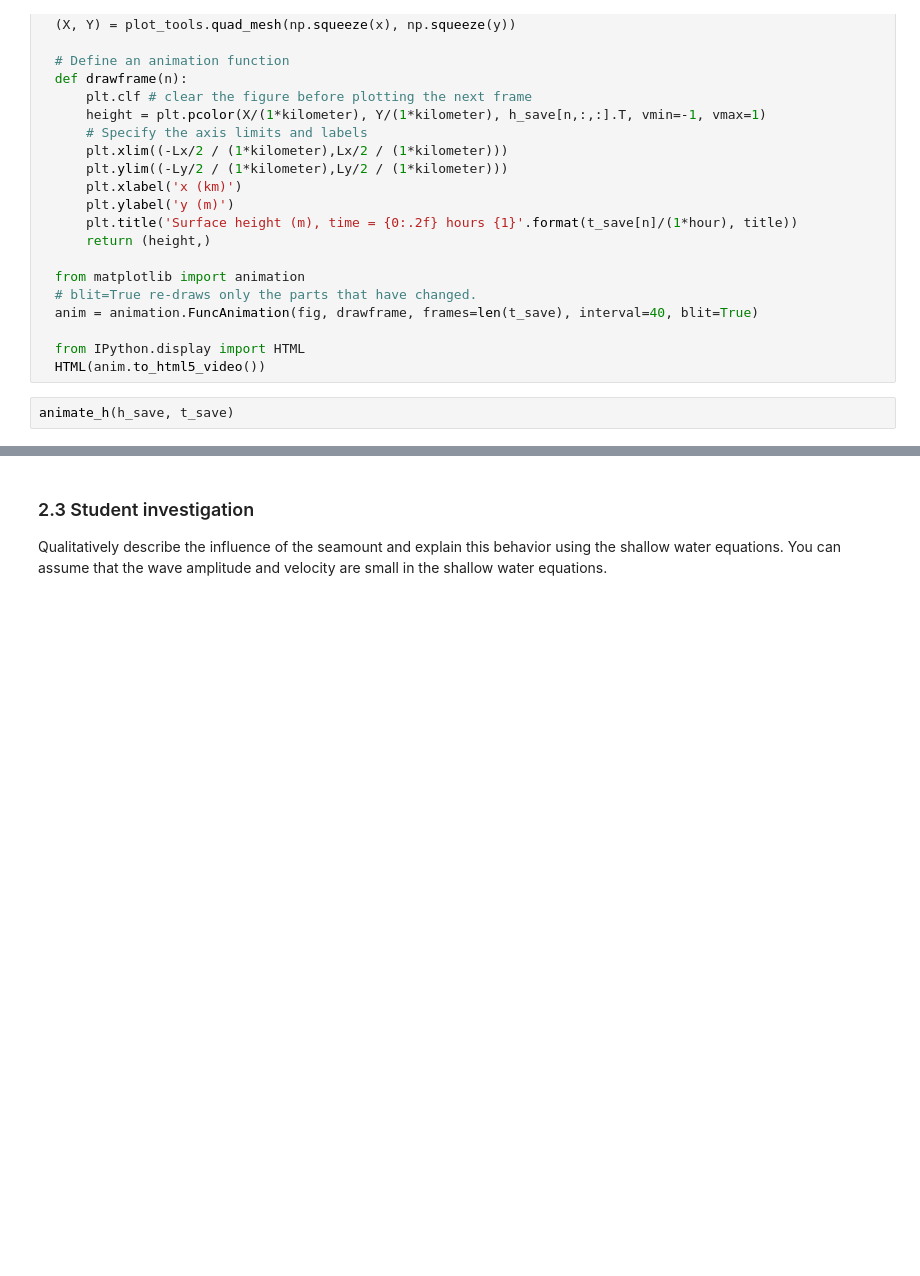
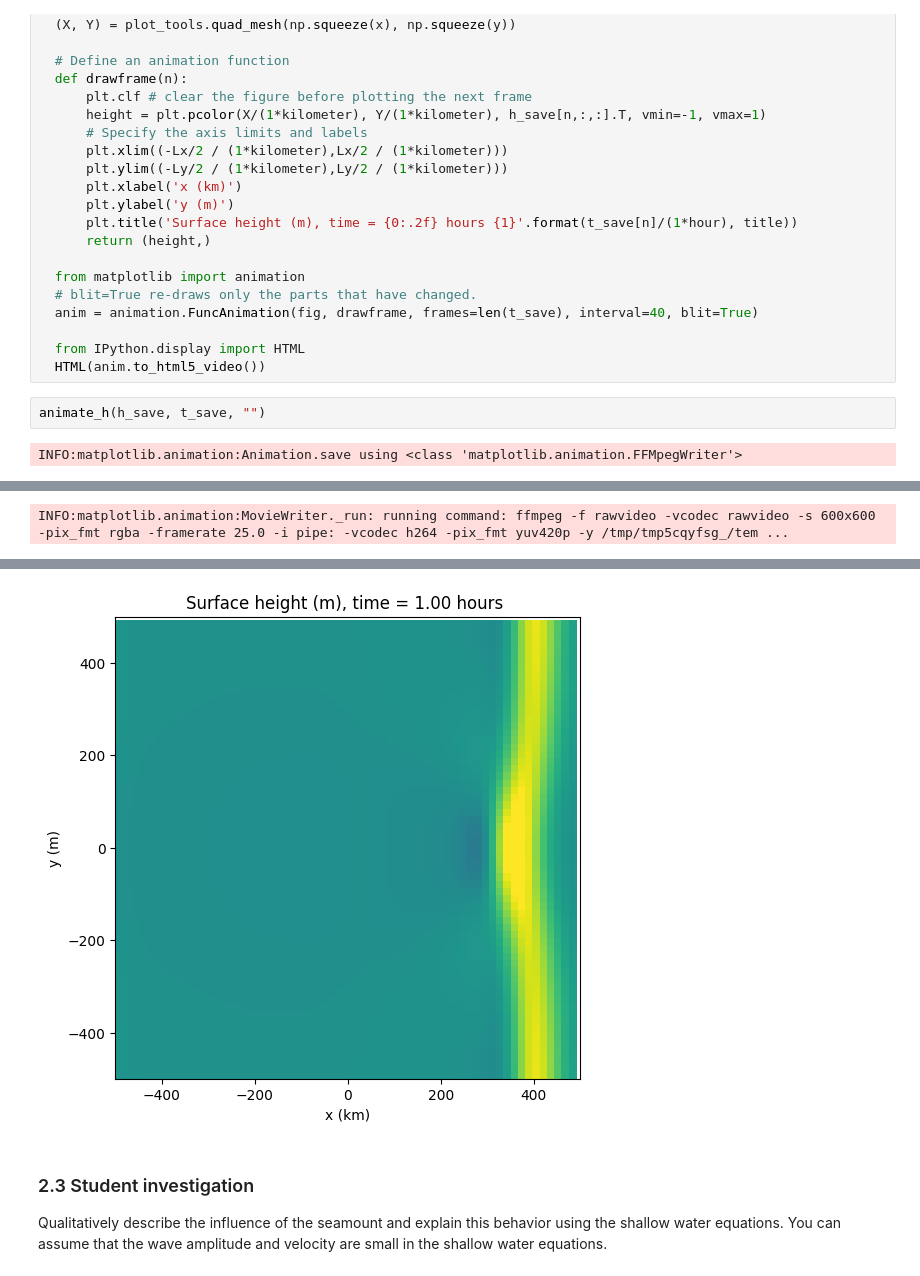
Before and after one commit to benwulmer/QCES, a Jupyter notebook: Project3_tsunami.ipynb, the cells around one changed output, grey strips where cells are left out. Drawn from its saved outputs; the diff is of its cells as text; blank space fills up the shorter version.

```diff
--- a/Project3_tsunami.ipynb
+++ b/Project3_tsunami.ipynb
@@ -494,4 +494,6 @@ def animate_h(h_save, t_save, title):
   from IPython.display import HTML
   HTML(anim.to_html5_video())
 # %%
-animate_h(h_save, t_save)
+animate_h(h_save, t_save, "")
+# %% [output]
+INFO:matplotlib.animation:Animation.save using <class 'matplotlib.animation.FFMpegWriter'>
@@ -497,0 +501 @@ animate_h(h_save, t_save)
+INFO:matplotlib.animation:MovieWriter._run: running command: ffmpeg -f rawvideo -vcodec rawvideo -s 600x600 -pix_fmt rgba -framerate 25.0 -i pipe: -vcodec h264 -pix_fmt yuv420p -y /tmp/tmp5cqyfsg_/tem ...
@@ -498,3 +503,4 @@ animate_h(h_save, t_save)
+[figure, added]
 # %% [markdown]
 ### 2.3 Student investigation
 <a id='section2pt3'></a>
```
Also changed, not shown: parts of 5 cells of this notebook.
